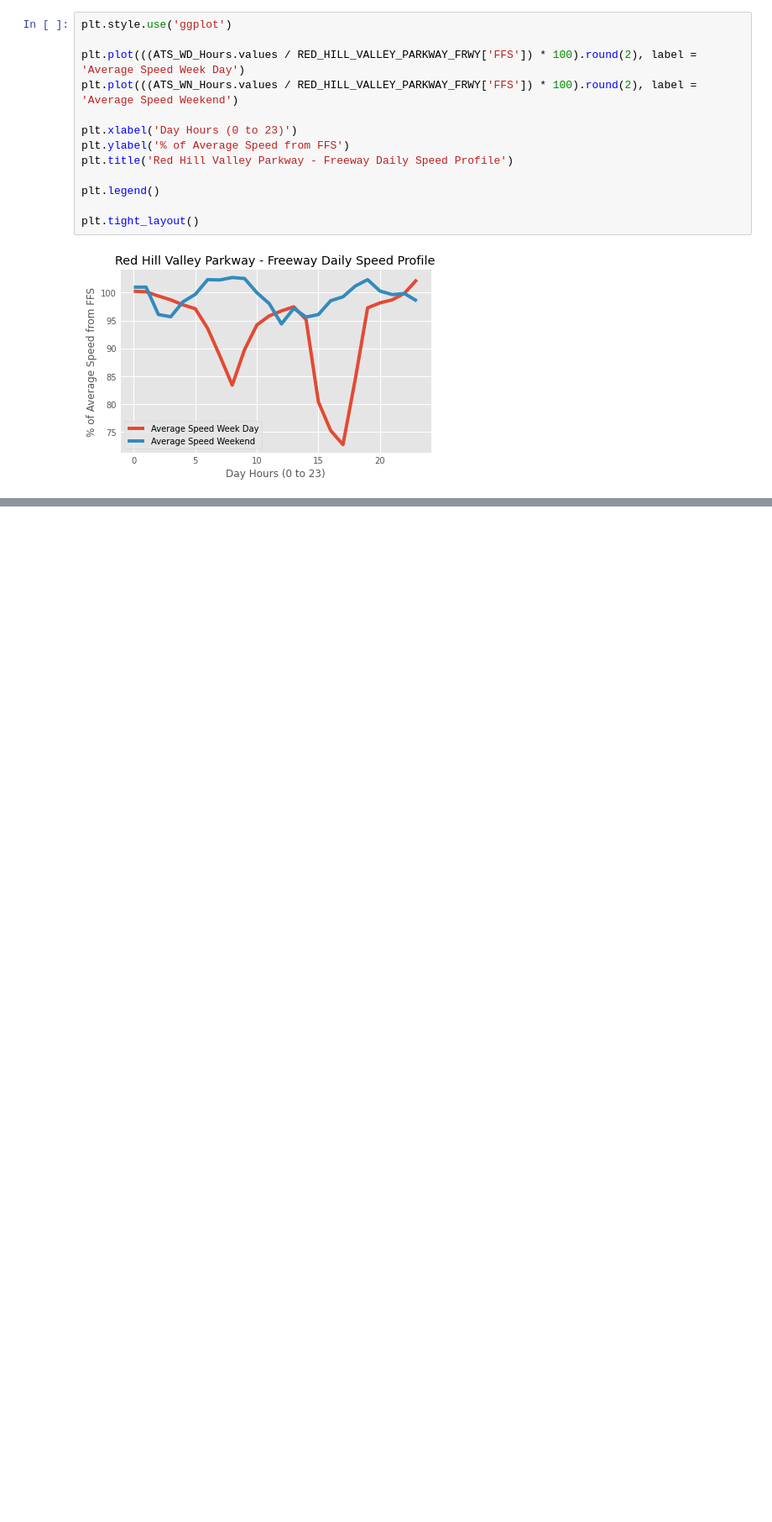
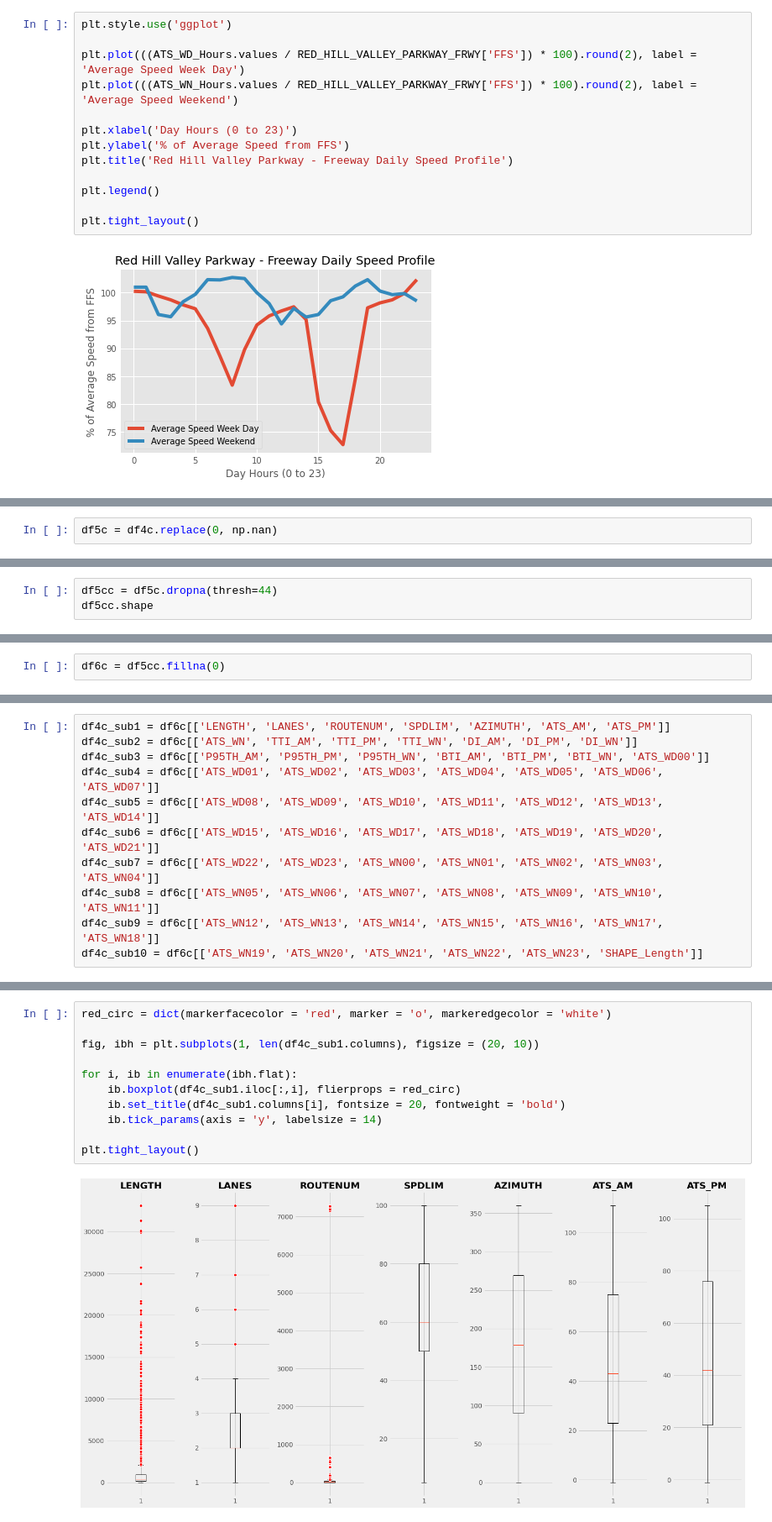
Before and after one commit to ilyasbh/CIND820, a Jupyter notebook: CIND820_Project_IB.ipynb, the cells around one changed output, grey strips where cells are left out. Shown at 84% size. Saved outputs shown, nothing was run; the diff lists cells and outputs as text; blank space fills up the shorter version.

```diff
--- a/CIND820_Project_IB.ipynb
+++ b/CIND820_Project_IB.ipynb
@@ -751,0 +924,2 @@ More and more data shows me that the congestion might not be where initially ass
+# %%
+df5c = df4c.replace(0, np.nan)
@@ -751,0 +928,3 @@ More and more data shows me that the congestion might not be where initially ass
+# %%
+df5cc = df5c.dropna(thresh=44)
+df5cc.shape
@@ -751,0 +935,2 @@ More and more data shows me that the congestion might not be where initially ass
+# %%
+df6c = df5cc.fillna(0)
@@ -751,0 +956,11 @@ More and more data shows me that the congestion might not be where initially ass
+# %%
+df4c_sub1 = df6c[['LENGTH', 'LANES', 'ROUTENUM', 'SPDLIM', 'AZIMUTH', 'ATS_AM', 'ATS_PM']]
+df4c_sub2 = df6c[['ATS_WN', 'TTI_AM', 'TTI_PM', 'TTI_WN', 'DI_AM', 'DI_PM', 'DI_WN']]
+df4c_sub3 = df6c[['P95TH_AM', 'P95TH_PM', 'P95TH_WN', 'BTI_AM', 'BTI_PM', 'BTI_WN', 'ATS_WD00']]
+df4c_sub4 = df6c[['ATS_WD01', 'ATS_WD02', 'ATS_WD03', 'ATS_WD04', 'ATS_WD05', 'ATS_WD06', 'ATS_WD07']]
+df4c_sub5 = df6c[['ATS_WD08', 'ATS_WD09', 'ATS_WD10', 'ATS_WD11', 'ATS_WD12', 'ATS_WD13', 'ATS_WD14']]
+df4c_sub6 = df6c[['ATS_WD15', 'ATS_WD16', 'ATS_WD17', 'ATS_WD18', 'ATS_WD19', 'ATS_WD20', 'ATS_WD21']]
+df4c_sub7 = df6c[['ATS_WD22', 'ATS_WD23', 'ATS_WN00', 'ATS_WN01', 'ATS_WN02', 'ATS_WN03', 'ATS_WN04']]
+df4c_sub8 = df6c[['ATS_WN05', 'ATS_WN06', 'ATS_WN07', 'ATS_WN08', 'ATS_WN09', 'ATS_WN10', 'ATS_WN11']]
+df4c_sub9 = df6c[['ATS_WN12', 'ATS_WN13', 'ATS_WN14', 'ATS_WN15', 'ATS_WN16', 'ATS_WN17', 'ATS_WN18']]
+df4c_sub10 = df6c[['ATS_WN19', 'ATS_WN20', 'ATS_WN21', 'ATS_WN22', 'ATS_WN23', 'SHAPE_Length']]
@@ -751,0 +973,13 @@ More and more data shows me that the congestion might not be where initially ass
+# %%
+red_circ = dict(markerfacecolor = 'red', marker = 'o', markeredgecolor = 'white')
+
+fig, ibh = plt.subplots(1, len(df4c_sub1.columns), figsize = (20, 10))
+
+for i, ib in enumerate(ibh.flat):
+    ib.boxplot(df4c_sub1.iloc[:,i], flierprops = red_circ)
+    ib.set_title(df4c_sub1.columns[i], fontsize = 20, fontweight = 'bold')
+    ib.tick_params(axis = 'y', labelsize = 14)
+
+plt.tight_layout()
+# %% [output]
+[figure, added]
```
Also changed, not shown: parts of 151 cells of this notebook.
